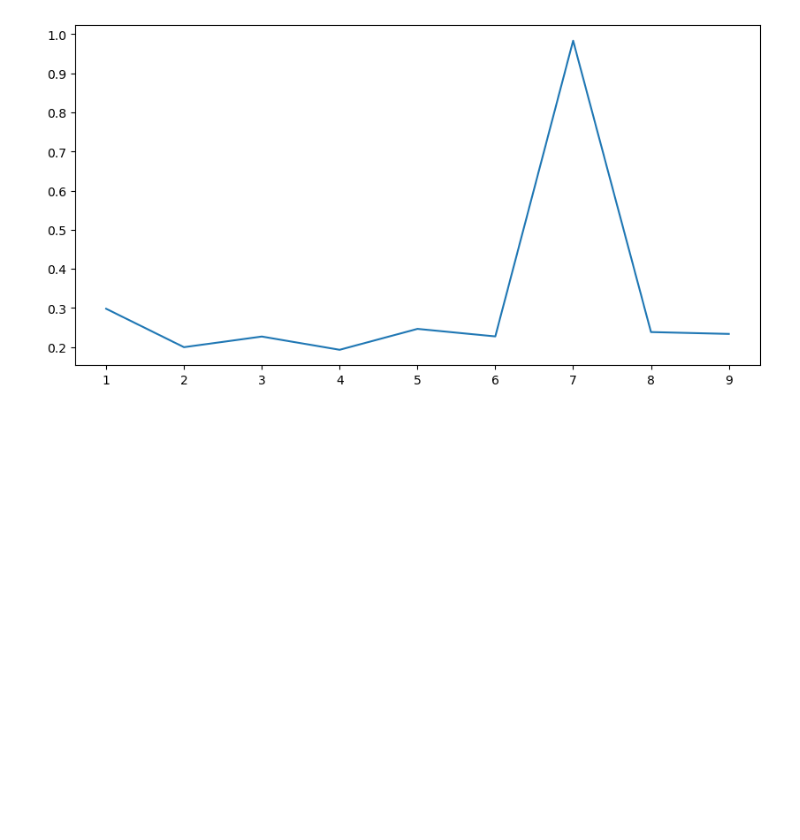
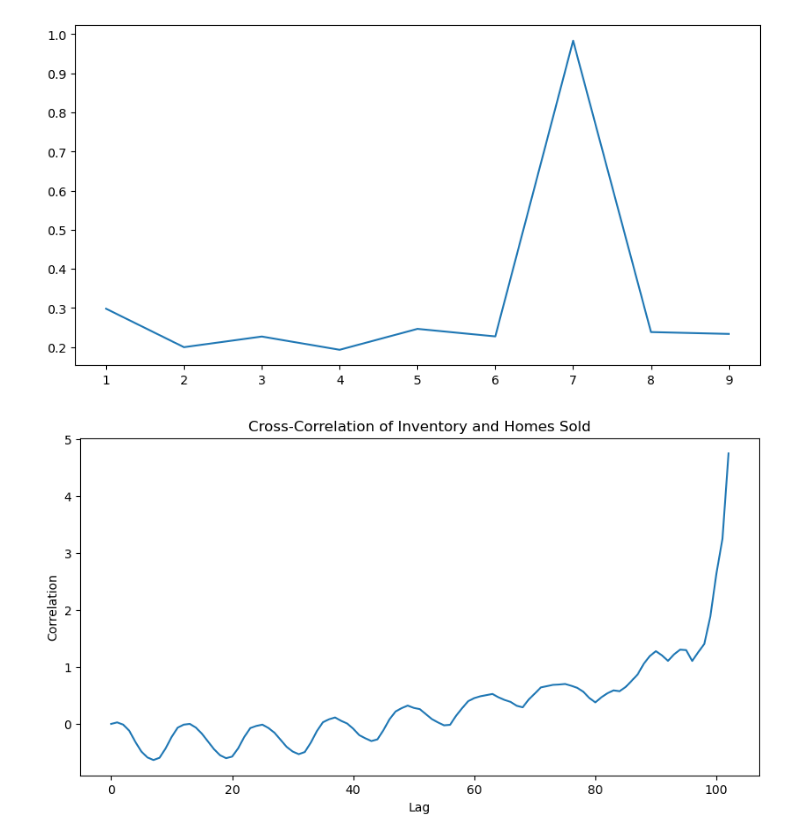
Before and after one commit to ssjaweid/timeseries-part2-fork, a Jupyter notebook: 02-Ins_Relationships_and_Correlation/Unsolved/relationships_and_correlation.ipynb, the cells around one changed output. Cells and saved outputs as stored; diff of their text form; code cells hidden in the pictures; blank space fills up the shorter version.

```diff
--- a/02-Ins_Relationships_and_Correlation/Unsolved/relationships_and_correlation.ipynb
+++ b/02-Ins_Relationships_and_Correlation/Unsolved/relationships_and_correlation.ipynb
@@ -163,3 +163,20 @@ plt.show()
 [figure]
 [0.29816979420593015, 0.1998826509778872, 0.2270935505340475, 0.19323090731516634, 0.24668172424297136, 0.2274536984750324, 0.9835492587679613, 0.23859310290553126, 0.23384347271535635]
 [figure]
+# %%
+import statsmodels.tsa.stattools as smt
+from matplotlib import pyplot as plt
+
+inventory = df_home_sales['inventory']
+homes_sold = df_home_sales['homes_sold']
+
+ccf = smt.ccf(inventory, homes_sold)
+
+plt.figure(figsize=(10, 5))
+plt.plot(ccf)
+plt.title('Cross-Correlation of Inventory and Homes Sold')
+plt.xlabel('Lag')
+plt.ylabel('Correlation')
+plt.show()
+# %% [output]
+[figure, added]
```
